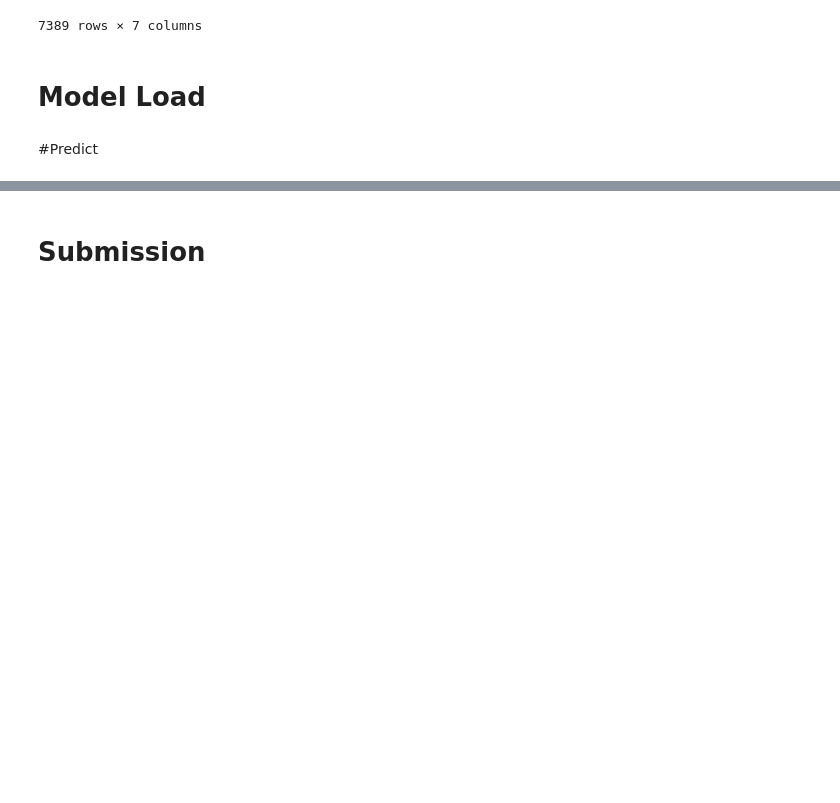
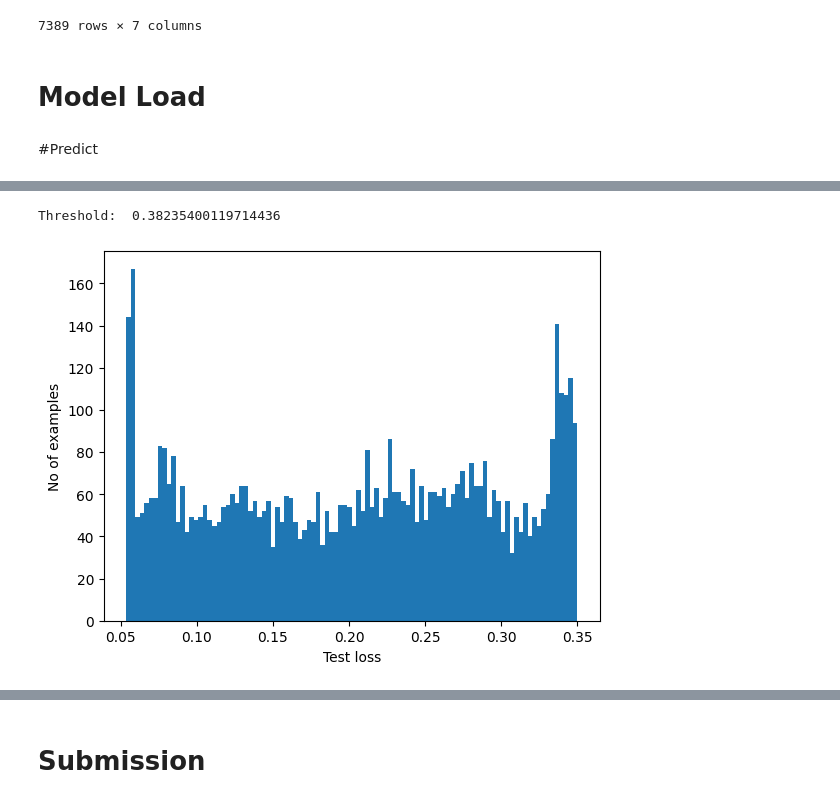
Before and after one commit to kseun11/AI_SPARK_Challenge_2023, a Jupyter notebook: 권석원/test.ipynb, the cells around one changed output, grey strips where cells are left out. Cells and saved outputs as stored; diff of their text form; code cells hidden in the pictures; blank space fills up the shorter version.

```diff
--- a/권석원/test.ipynb
+++ b/권석원/test.ipynb
@@ -158 +171,19 @@ Threshold:  0.125
+# %%
+threshold = np.mean(loss) + np.std(loss)
+print("Threshold: ", threshold)
+# %% [output]
+Threshold:  0.38235400119714436
+# %%
+tmp = []
+
+for ls in np.array(loss):
+  if ls < 0.35:
+    tmp.append(ls)
+# %%
+plt.hist(tmp, bins=100)
+plt.xlabel("Test loss")
+plt.ylabel("No of examples")
+plt.show()
+# %% [output]
+[figure, added]
 # %%
```
Also changed, not shown: parts of 26 cells of this notebook, 10 other files.
